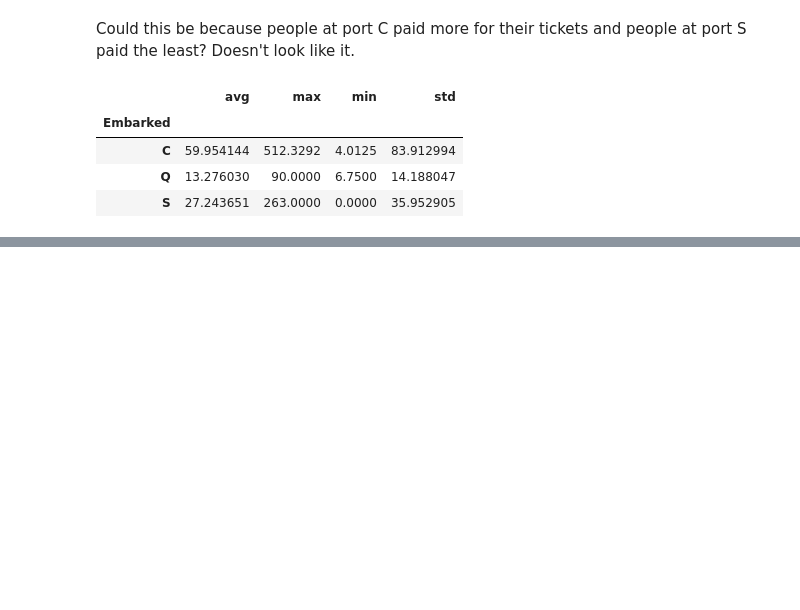
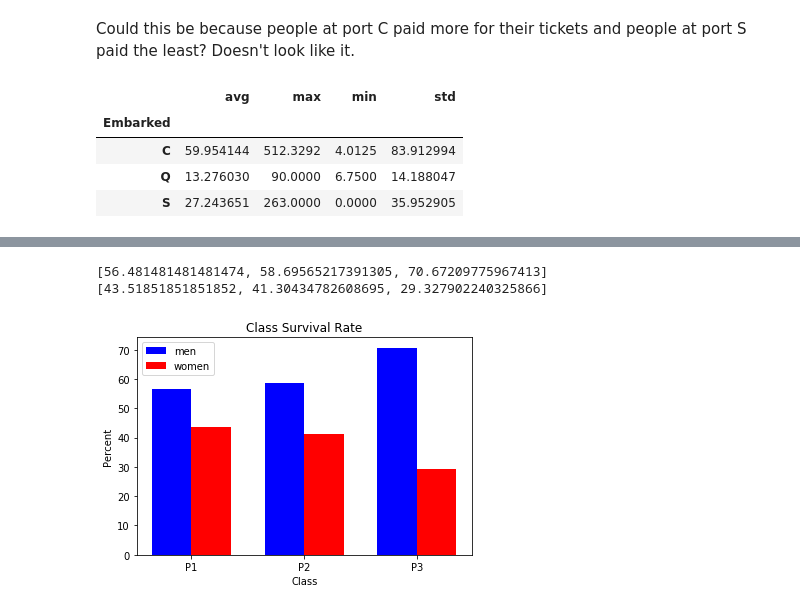
Before and after one commit to aes421/MachineLearning, a Jupyter notebook: Titanic.ipynb, the cells around one changed output, grey strips where cells are left out. Saved outputs shown, nothing was run; the diff lists cells and outputs as text; code cells hidden in the pictures; blank space fills up the shorter version.

```diff
--- a/Titanic.ipynb
+++ b/Titanic.ipynb
@@ -92,2 +92,30 @@ Text(0.5,1,'class survival rate')
+# %%
+class_data = data[["Sex", "Pclass"]]
+totals = [x for x in class_data.groupby("Pclass").count()['Sex']]
+class_data = class_data.groupby(["Pclass", "Sex"])["Sex"].count()
+
+men_perct = [(class_data[x]["male"]/totals[x-1])*100 for x in range(1,4)]
+women_perct = [(class_data[x]["female"]/totals[x-1])*100 for x in range(1,4)]
+print(men_perct)
+print(women_perct)
+# %% [output]
+[56.481481481481474, 58.69565217391305, 70.67209775967413]
+[43.51851851851852, 41.30434782608695, 29.327902240325866]
+# %%
+fig, ax = plt.subplots()
+index = np.arange(3)
+bar_width = 0.35
+
+menRects = plt.bar(index, men_perct, bar_width, color="b", label="men")
+womenRects = plt.bar(index+bar_width, women_perct, bar_width, color="r", label="women")
+
+plt.legend()
+plt.xticks(index+(bar_width/2), ["P1", "P2", "P3"])
+plt.xlabel("Class")
+plt.ylabel("Percent")
+plt.title("Class Survival Rate")
+plt.show()
+# %% [output]
+[figure, added]
 # %%
 train_X, test_X, train_y, test_y = train_test_split(X, y, test_size=0.2)
```
Also changed, not shown: parts of 2 cells of this notebook.
